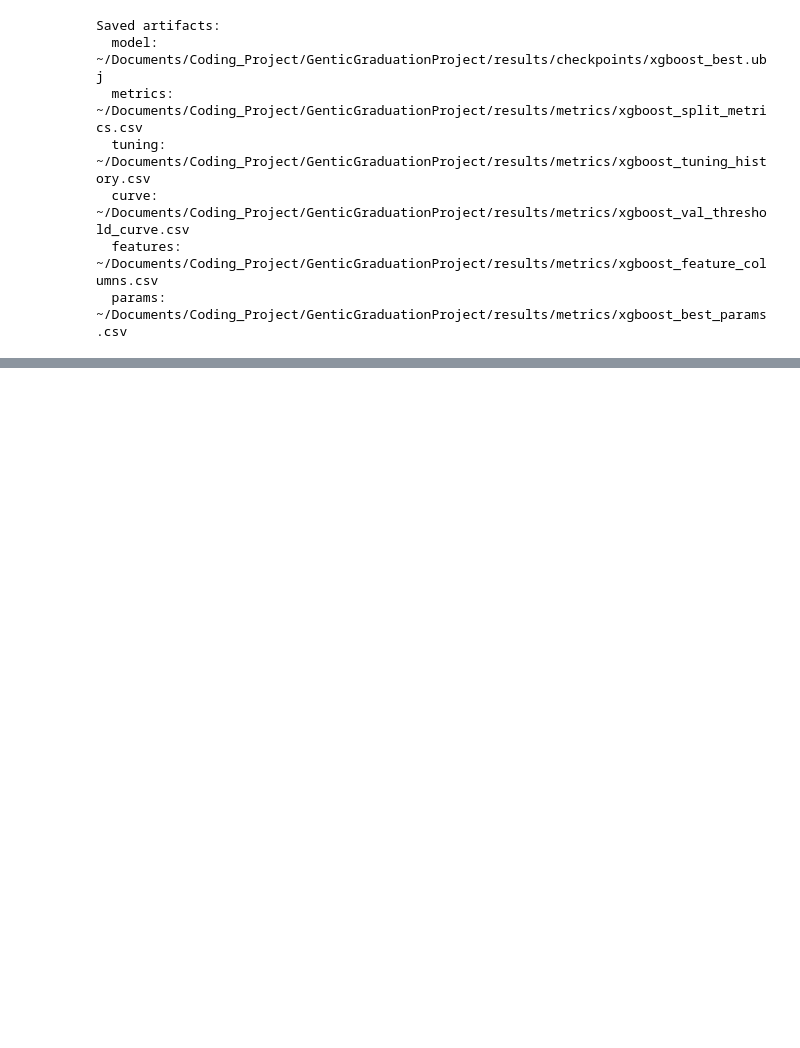
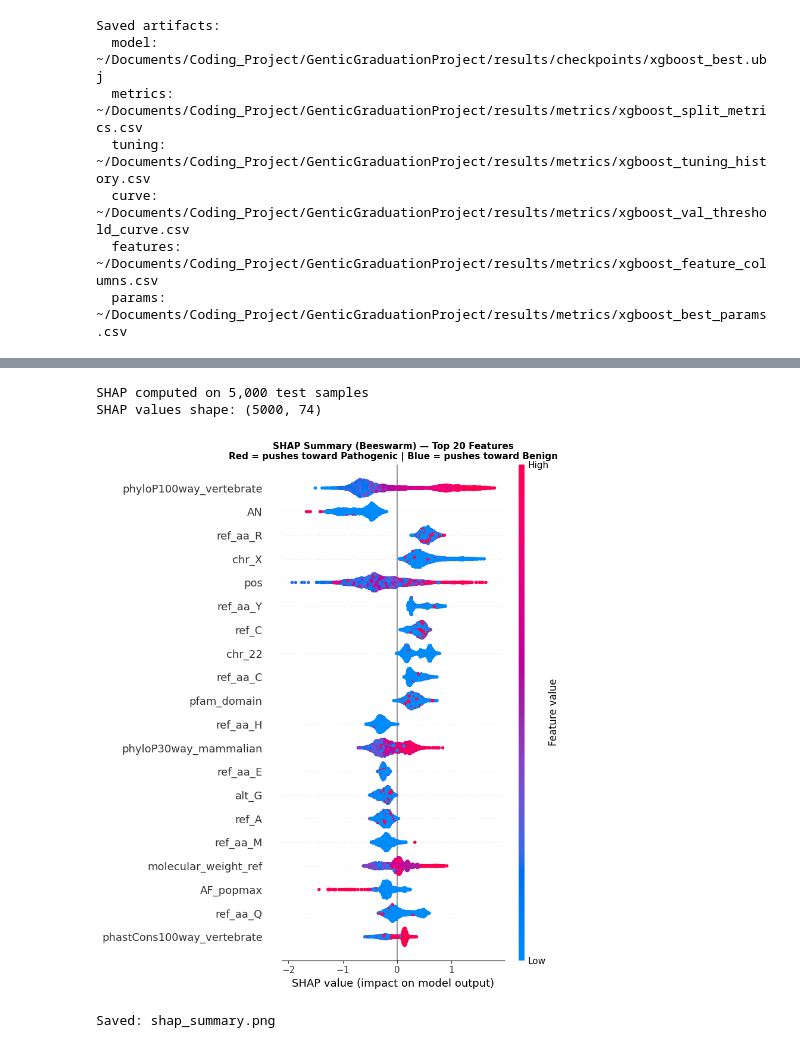
Before and after one commit to RayanAlDwlah/Genetic-Mutation-Detection-project, a Jupyter notebook: notebooks/08_baseline_models.ipynb, the cells around one changed output, grey strips where cells are left out. Drawn from its saved outputs; the diff is of its cells as text; code cells hidden in the pictures; blank space fills up the shorter version.

```diff
--- a/notebooks/08_baseline_models.ipynb
+++ b/notebooks/08_baseline_models.ipynb
@@ -150,9 +152,9 @@ def prepare_with_encoding(train_df, val_df, test_df, numeric_cols, categorical_c
     except Exception:
         encoded_feature_names = [f'f_{i}' for i in range(X_train_enc.shape[1])]
 
-    return X_train_enc, X_val_enc, X_test_enc, encoded_feature_names
+    return X_train_enc, X_val_enc, X_test_enc, encoded_feature_names, preprocessor
 
-X_train, X_val, X_test, encoded_feature_names = prepare_with_encoding(
+X_train, X_val, X_test, encoded_feature_names, balanced_preprocessor = prepare_with_encoding(
     train_df, val_df, test_df, numeric_cols, categorical_cols
 )
 
@@ -322,0 +338,44 @@ Saved artifacts:
+# %%
+import shap
+
+# Sample 5000 from test set for speed
+rng = np.random.default_rng(42)
+shap_idx = rng.choice(X_test.shape[0], size=min(5000, X_test.shape[0]), replace=False)
+
+# Convert sparse matrix to dense if needed
+X_shap = X_test[shap_idx]
+if hasattr(X_shap, 'toarray'):
+    X_shap = X_shap.toarray()
+
+# Build clean feature names (strip num__ / cat__ prefix added by ColumnTransformer)
+clean_names = [n.replace('num__', '').replace('cat__', '') for n in encoded_feature_names]
+
+# Compute SHAP values using TreeExplainer (fast for XGBoost)
+explainer   = shap.TreeExplainer(best_model)
+shap_values = explainer.shap_values(X_shap)
+
+print(f'SHAP computed on {X_shap.shape[0]:,} test samples')
+print(f'SHAP values shape: {np.array(shap_values).shape}')
+# %% [output]
+SHAP computed on 5,000 test samples
+SHAP values shape: (5000, 74)
+# %%
+# Plot 1: SHAP Beeswarm (summary) — shows importance + direction per feature
+fig, ax = plt.subplots(figsize=(10, 8))
+shap.summary_plot(
+    shap_values, X_shap,
+    feature_names=clean_names,
+    max_display=20,
+    show=False,
+    plot_type='dot',
+)
+plt.title('SHAP Summary (Beeswarm) — Top 20 Features\n'
+          'Red = pushes toward Pathogenic | Blue = pushes toward Benign',
+          fontsize=11, fontweight='bold')
+plt.tight_layout()
+plt.savefig(figures_dir / 'shap_summary.png', dpi=150, bbox_inches='tight')
+plt.show()
+print('Saved: shap_summary.png')
+# %% [output]
+[figure, added]
+Saved: shap_summary.png
```
Also changed, not shown: parts of 11 cells of this notebook.
